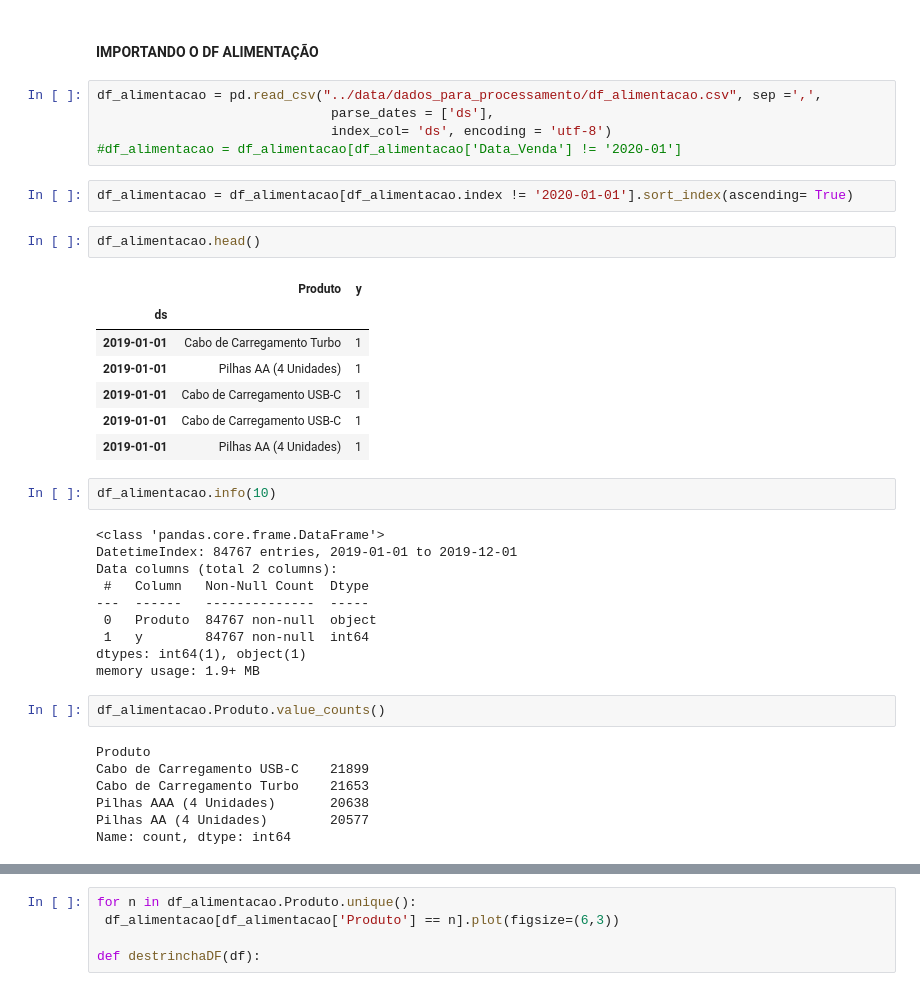
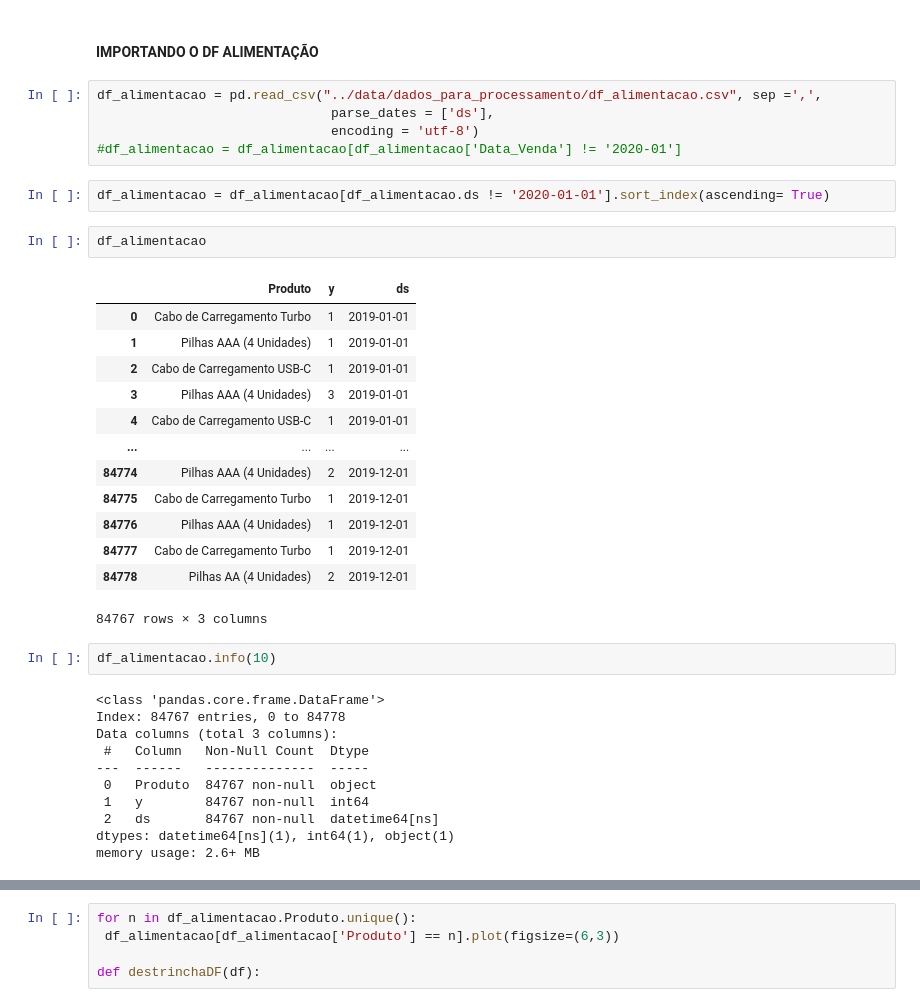
Before and after one commit to alyssonmontovanelli/analise_Previsao_Vendas_varejo, a Jupyter notebook: pre_processamento/proc_Alimentacao copy 2.ipynb, the cells around one changed output, grey strips where cells are left out. Saved outputs shown, nothing was run; the diff lists cells and outputs as text.

```diff
--- a/pre_processamento/proc_Alimentacao copy 2.ipynb
+++ b/pre_processamento/proc_Alimentacao copy 2.ipynb
@@ -24,38 +24,36 @@ from datetime import datetime as dt
 # %%
 df_alimentacao = pd.read_csv("../data/dados_para_processamento/df_alimentacao.csv", sep =',',
                               parse_dates = ['ds'],
-                              index_col= 'ds', encoding = 'utf-8')
+                              encoding = 'utf-8')
 #df_alimentacao = df_alimentacao[df_alimentacao['Data_Venda'] != '2020-01']
 # %%
-df_alimentacao = df_alimentacao[df_alimentacao.index != '2020-01-01'].sort_index(ascending= True)
+df_alimentacao = df_alimentacao[df_alimentacao.ds != '2020-01-01'].sort_index(ascending= True)
 # %%
-df_alimentacao.head()
+df_alimentacao
 # %% [output]
-|  | Produto | y |
-| ds |  |  |
-| 2019-01-01 | Cabo de Carregamento Turbo | 1 |
-| 2019-01-01 | Pilhas AA (4 Unidades) | 1 |
-| 2019-01-01 | Cabo de Carregamento USB-C | 1 |
-| 2019-01-01 | Cabo de Carregamento USB-C | 1 |
-| 2019-01-01 | Pilhas AA (4 Unidades) | 1 |
+|  | Produto | y | ds |
+| 0 | Cabo de Carregamento Turbo | 1 | 2019-01-01 |
+| 1 | Pilhas AAA (4 Unidades) | 1 | 2019-01-01 |
+| 2 | Cabo de Carregamento USB-C | 1 | 2019-01-01 |
+| 3 | Pilhas AAA (4 Unidades) | 3 | 2019-01-01 |
+| 4 | Cabo de Carregamento USB-C | 1 | 2019-01-01 |
+| ... | ... | ... | ... |
+| 84774 | Pilhas AAA (4 Unidades) | 2 | 2019-12-01 |
+| 84775 | Cabo de Carregamento Turbo | 1 | 2019-12-01 |
+| 84776 | Pilhas AAA (4 Unidades) | 1 | 2019-12-01 |
+| 84777 | Cabo de Carregamento Turbo | 1 | 2019-12-01 |
+| 84778 | Pilhas AA (4 Unidades) | 2 | 2019-12-01 |
+84767 rows × 3 columns
 # %%
 df_alimentacao.info(10)
 # %% [output]
 <class 'pandas.core.frame.DataFrame'>
-DatetimeIndex: 84767 entries, 2019-01-01 to 2019-12-01
-Data columns (total 2 columns):
+Index: 84767 entries, 0 to 84778
+Data columns (total 3 columns):
  #   Column   Non-Null Count  Dtype
 ---  ------   --------------  -----
  0   Produto  84767 non-null  object
  1   y        84767 non-null  int64
-dtypes: int64(1), object(1)
-memory usage: 1.9+ MB
+ 2   ds       84767 non-null  datetime64[ns]
+dtypes: datetime64[ns](1), int64(1), object(1)
+memory usage: 2.6+ MB
-# %%
-df_alimentacao.Produto.value_counts()
-# %% [output]
-Produto
-Cabo de Carregamento USB-C    21899
-Cabo de Carregamento Turbo    21653
-Pilhas AAA (4 Unidades)       20638
-Pilhas AA (4 Unidades)        20577
-Name: count, dtype: int64
```
Also changed, not shown: parts of 7 cells of this notebook.
